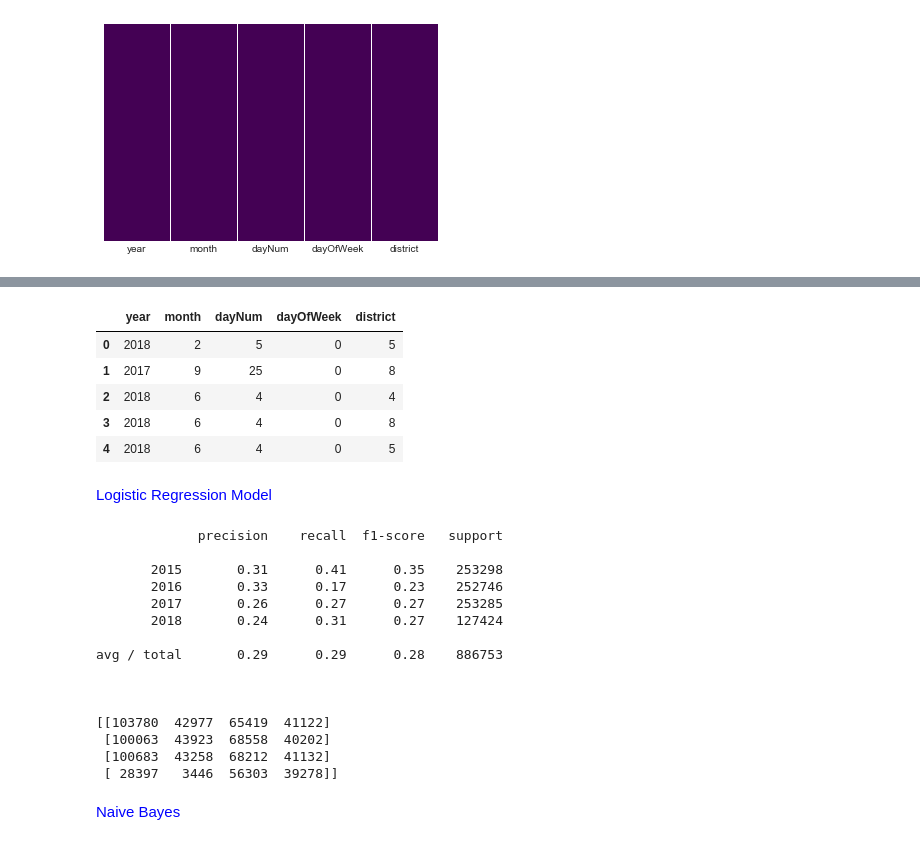
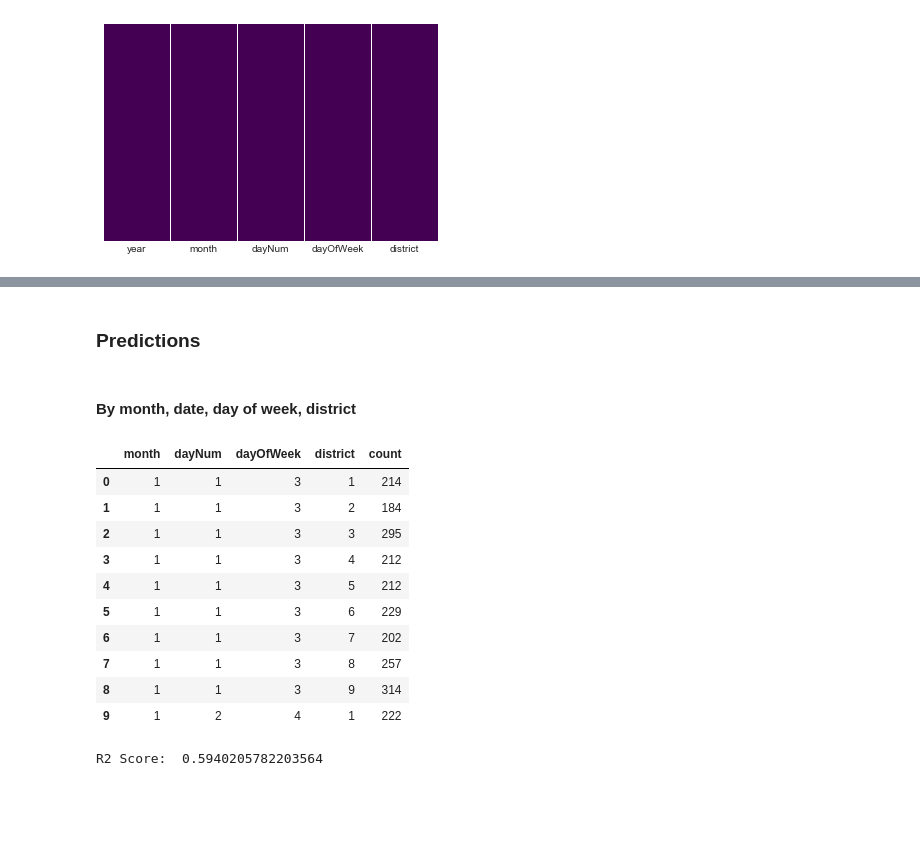
Before and after one commit to ymericson/baltimore-calls, a Jupyter notebook: Baltimore 911 Calls.ipynb, the cells around one changed output, grey strips where cells are left out. Cells and saved outputs as stored; diff of their text form; code cells hidden in the pictures; blank space fills up the shorter version.

```diff
--- a/Baltimore 911 Calls.ipynb
+++ b/Baltimore 911 Calls.ipynb
@@ -502,14 +517,25 @@ sns.heatmap(calls_feat.isnull(), yticklabels=False, cbar=False, cmap='viridis')
 calls_feat.to_pickle('C:/Users/sonye/PythonPrograms/baltimore_911_calls_feat')
 # %%
 calls_feat = pd.read_pickle('C:/Users/sonye/PythonPrograms/baltimore_911_calls_feat')
-# %%
-calls_feat.head()
-# %% [output]
-|  | year | month | dayNum | dayOfWeek | district |
-| 0 | 2018 | 2 | 5 | 0 | 5 |
-| 1 | 2017 | 9 | 25 | 0 | 8 |
-| 2 | 2018 | 6 | 4 | 0 | 4 |
-| 3 | 2018 | 6 | 4 | 0 | 8 |
-| 4 | 2018 | 6 | 4 | 0 | 5 |
+# %% [markdown]
+### Predictions
+# %% [markdown]
+#### By month, date, day of week, district
+# %%
+calls_count_district = calls_feat.groupby(['year', 'month', 'dayNum', 'dayOfWeek', 'district']).size().reset_index(name="count")
+calls_count_district = calls_count_district[['month', 'dayNum', 'dayOfWeek', 'district', 'count']]
+calls_count_district.head(10)
+# %% [output]
+|  | month | dayNum | dayOfWeek | district | count |
+| 0 | 1 | 1 | 3 | 1 | 214 |
+| 1 | 1 | 1 | 3 | 2 | 184 |
+| 2 | 1 | 1 | 3 | 3 | 295 |
+| 3 | 1 | 1 | 3 | 4 | 212 |
+| 4 | 1 | 1 | 3 | 5 | 212 |
+| 5 | 1 | 1 | 3 | 6 | 229 |
+| 6 | 1 | 1 | 3 | 7 | 202 |
+| 7 | 1 | 1 | 3 | 8 | 257 |
+| 8 | 1 | 1 | 3 | 9 | 314 |
+| 9 | 1 | 2 | 4 | 1 | 222 |
 # %%
 from sklearn.model_selection import train_test_split
@@ -518,32 +544,12 @@ y = calls_feat['year']
 X_train, X_test, y_train, y_test = train_test_split(X, y, test_size=0.3)
-# %% [markdown]
-<font color='blue'>Logistic Regression Model</font>
 # %%
-from sklearn.linear_model import LogisticRegression
-from sklearn.metrics import classification_report, confusion_matrix
+from sklearn.ensemble import GradientBoostingRegressor
+from sklearn.metrics import r2_score
 
-logmodel = LogisticRegression()
-logmodel.fit(X_train, y_train)
-predictions = logmodel.predict(X_test)
+model = GradientBoostingRegressor()
+model.fit(X_train,y_train)
+predictions = model.predict(X_test)
 
-print(classification_report(y_test, predictions))
-print('\n')
-print(confusion_matrix(y_test, predictions))
+print("R2 Score: ", r2_score(y_test, model.predict(X_test)))
 # %% [output]
-             precision    recall  f1-score   support
-
-       2015       0.31      0.41      0.35    253298
-       2016       0.33      0.17      0.23    252746
-       2017       0.26      0.27      0.27    253285
-       2018       0.24      0.31      0.27    127424
-
-avg / total       0.29      0.29      0.28    886753
-
-
-
-[[103780  42977  65419  41122]
- [100063  43923  68558  40202]
- [100683  43258  68212  41132]
- [ 28397   3446  56303  39278]]
+R2 Score:  0.5940205782203564
-# %% [markdown]
-<font color='blue'>Naive Bayes</font>
```
Also changed, not shown: parts of 28 cells of this notebook, 11 other files.
